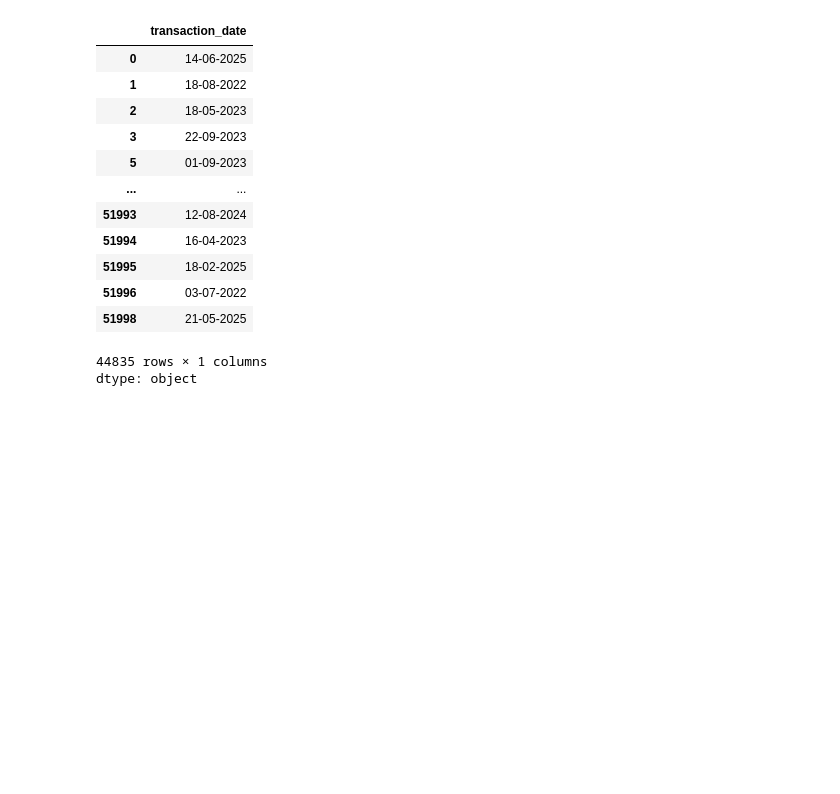
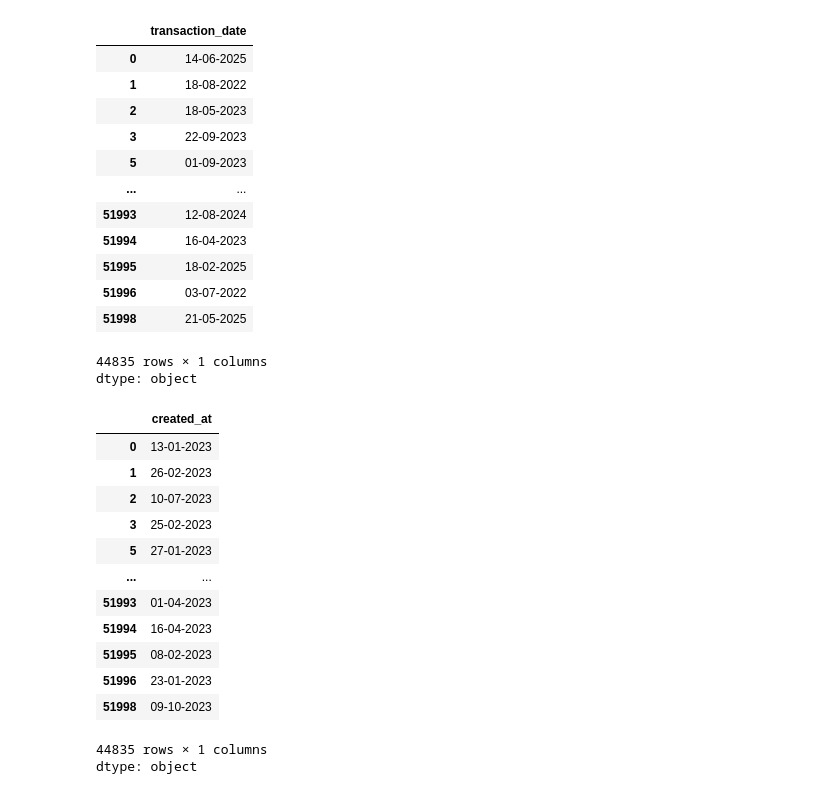
Before and after one commit to Jeel88/DSV_Finance, a Jupyter notebook: Finance_DSV_Project.ipynb, the cells around one changed output. Drawn from its saved outputs; the diff is of its cells as text; code cells hidden in the pictures; blank space fills up the shorter version.

```diff
--- a/Finance_DSV_Project.ipynb
+++ b/Finance_DSV_Project.ipynb
@@ -310,0 +315,17 @@ dtype: object
+# %%
+df["created_at"]
+# %% [output]
+|  | created_at |
+| 0 | 13-01-2023 |
+| 1 | 26-02-2023 |
+| 2 | 10-07-2023 |
+| 3 | 25-02-2023 |
+| 5 | 27-01-2023 |
+| ... | ... |
+| 51993 | 01-04-2023 |
+| 51994 | 16-04-2023 |
+| 51995 | 08-02-2023 |
+| 51996 | 23-01-2023 |
+| 51998 | 09-10-2023 |
+44835 rows × 1 columns
+dtype: object
```
Also changed, not shown: parts of 3 cells of this notebook.
